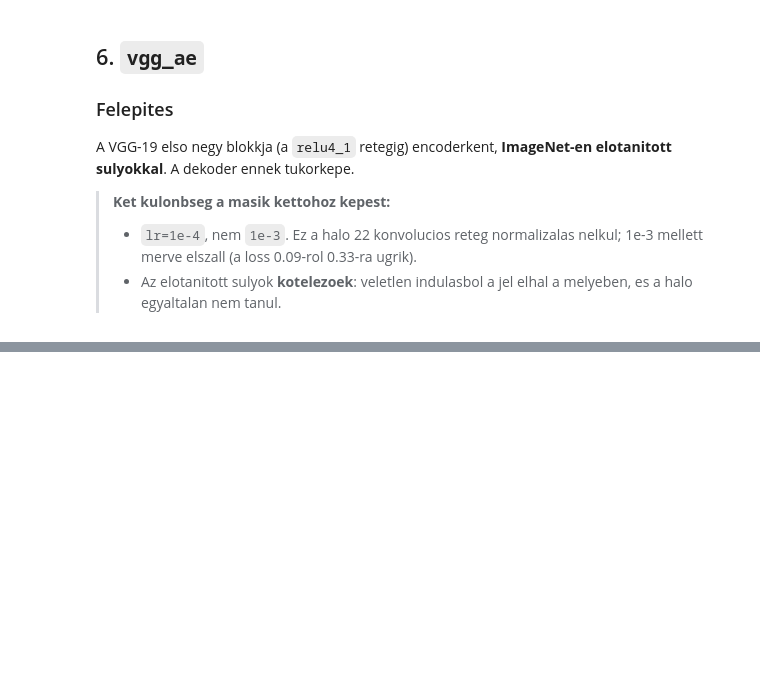
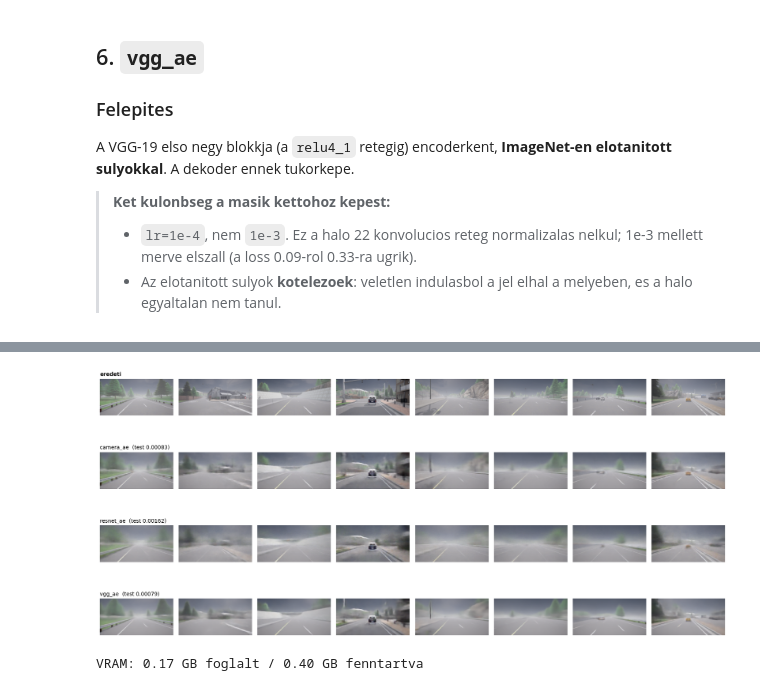
Before and after one commit to Neo7411/RL-carla-ROS2, a Jupyter notebook: feature_extractions/train_camera.ipynb, the cells around one changed output, grey strips where cells are left out. Cells and saved outputs as stored; diff of their text form; code cells hidden in the pictures; blank space fills up the shorter version.

```diff
--- a/feature_extractions/train_camera.ipynb
+++ b/feature_extractions/train_camera.ipynb
@@ -300,10 +517,13 @@ A VGG-19 elso negy blokkja (a `relu4_1` retegig) encoderkent,
 >   a melyeben, es a halo egyaltalan nem tanul.
 # %%
 # A VGG a legnagyobb halo (8.7M parameter, 22 konvolucios reteg), ezert
-# tobb aktivaciot tarol a backwardhoz. Merve batch=64-gyel ~4 GB kellene,
-# ami egy 8 GB-os kartyan mar nem fer be, ha barmi mas is fut rajta
-# (pl. egy masik notebook kernel). batch=32 eseten a csucs 2.1 GB.
+# tobb aktivaciot tarol a backwardhoz. Ujramerve egy URES 8 GB-os kartyan:
+# batch=64 eseten a csucs 4.26 GB - befer, tehat ugyanazt a batch meretet
+# kapja, mint a masik ketto. (batch=96 mar OOM.)
+#
+# FIGYELEM: ha kozben mas is hasznalja a GPU-t (pl. egy masik notebook
+# kernel), a 4.26 GB mar nem fer be. Olyankor allitsd vissza batch=32-re.
 model = VGGAE(latent_dim=LATENT_DIM)
-hist_vgg_ae, model = train_model(model, label="vgg_ae", lr=1e-4, batch=32)
+hist_vgg_ae, model = train_model(model, label="vgg_ae", lr=1e-4)
 
 plot_history(hist_vgg_ae)
@@ -382,32 +654,37 @@ print(f"\nLEGJOBB: {rows[0][0]}  (val MSE {rows[0][1]:.5f}, PSNR {rows[0][2]:.2f
 # %%
+
 # --- Rekonstrukciok egymas alatt, UGYANAZOKON a kepeken ---
+# A TEST halmazbol valasztunk, hogy tenyleg nem latott kepeket lassunk.
 n = 8
-idx = np.random.choice(len(x_val), n, replace=False)
-orig = x_val[idx]
+idx = np.random.choice(len(x_test), n, replace=False)
+orig = x_test[idx]
 
 fig, axes = plt.subplots(len(HISTORIES) + 1, n,
                          figsize=(2.1 * n, 2.1 * (len(HISTORIES) + 1)))
 
 for j in range(n):
     axes[0, j].imshow(orig[j].permute(1, 2, 0).numpy())
     axes[0, j].axis("off")
 axes[0, 0].set_title("eredeti", loc="left", fontsize=10, weight="bold")
 
 for i, h in enumerate(HISTORIES, start=1):
     m = load_model(h).to(DEVICE)
     with torch.no_grad():
         rec = m(orig.to(DEVICE)).cpu().clamp(0, 1)
     free_vram(m)                      # minden modell utan takaritunk
 
     for j in range(n):
         axes[i, j].imshow(rec[j].permute(1, 2, 0).numpy())
         axes[i, j].axis("off")
-    axes[i, 0].set_title(f"{h['label']}  (val {h['best']:.5f})",
+    axes[i, 0].set_title(f"{h['label']}  (test {h['test']:.5f})",
                          loc="left", fontsize=10)
 
 plt.tight_layout()
 plt.show()
 print("VRAM:", vram())
+# %% [output]
+[figure, added]
+VRAM: 0.17 GB foglalt / 0.40 GB fenntartva
 # %%
 # --- Kihasznaljak-e a modellek a latens teret? ---
 #
```
Also changed, not shown: parts of 23 cells of this notebook, 6 other files.
